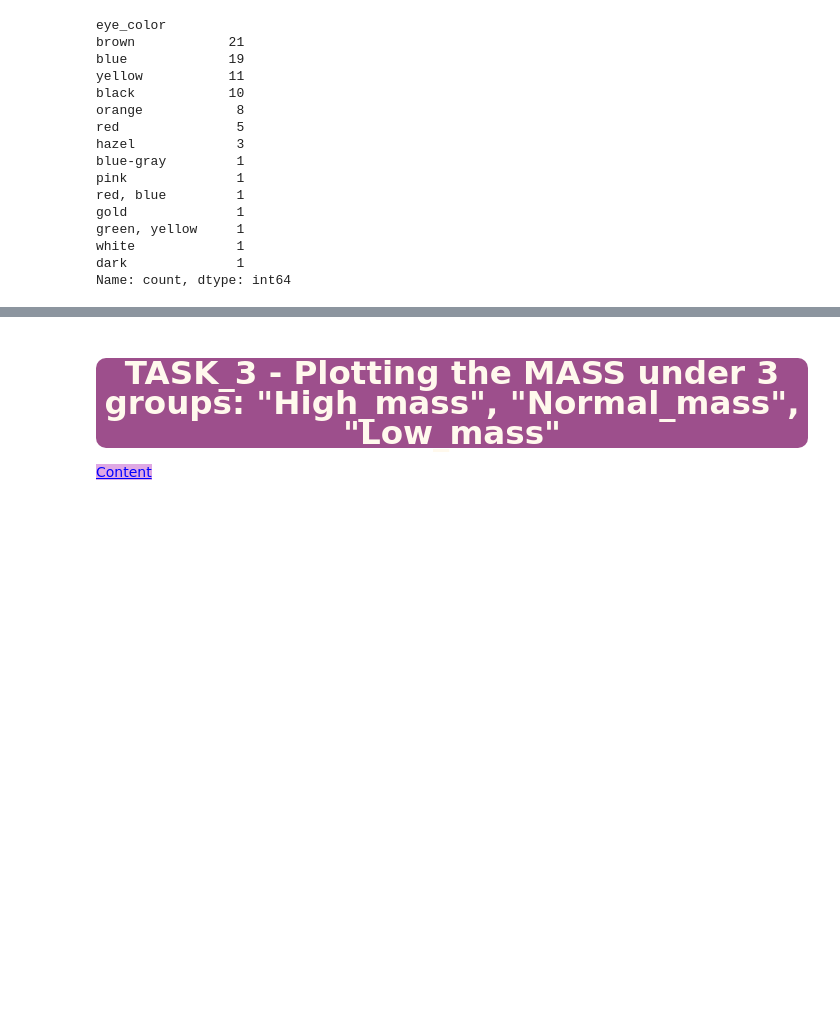
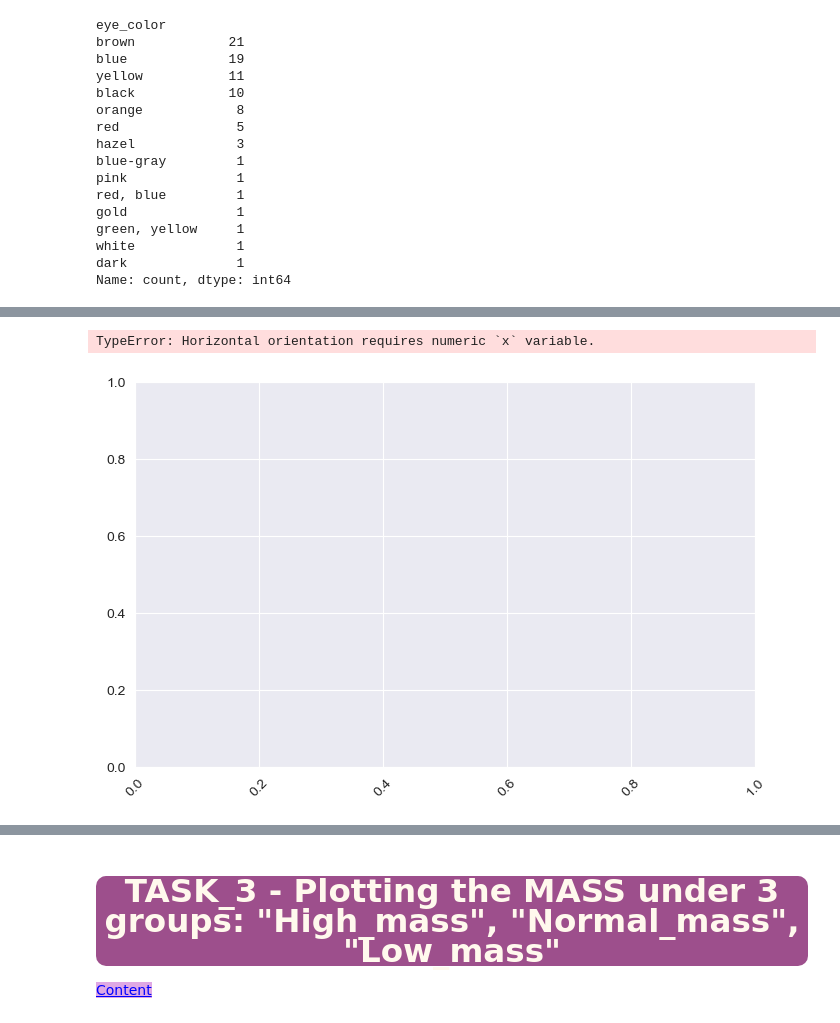
Before and after one commit to Nurdan10/Assignments, a Jupyter notebook: Ass_4/Star_Wars_Characters_assigment_2_Student (seaborn)_V02.ipynb, the cells around one changed output, grey strips where cells are left out. Drawn from its saved outputs; the diff is of its cells as text; code cells hidden in the pictures; blank space fills up the shorter version.

```diff
--- a/Ass_4/Star_Wars_Characters_assigment_2_Student (seaborn)_V02.ipynb
+++ b/Ass_4/Star_Wars_Characters_assigment_2_Student (seaborn)_V02.ipynb
@@ -301,0 +400,8 @@ Name: count, dtype: int64
+# %%
+# with seaborn barplot
+plt.figure(figsize=(8, 5))
+plt.xticks(rotation=45)
+sns.barplot(data=df, x='eye_color');
+# %% [output]
+TypeError: Horizontal orientation requires numeric `x` variable.
+[figure, added]
```
Also changed, not shown: parts of 26 cells of this notebook.
